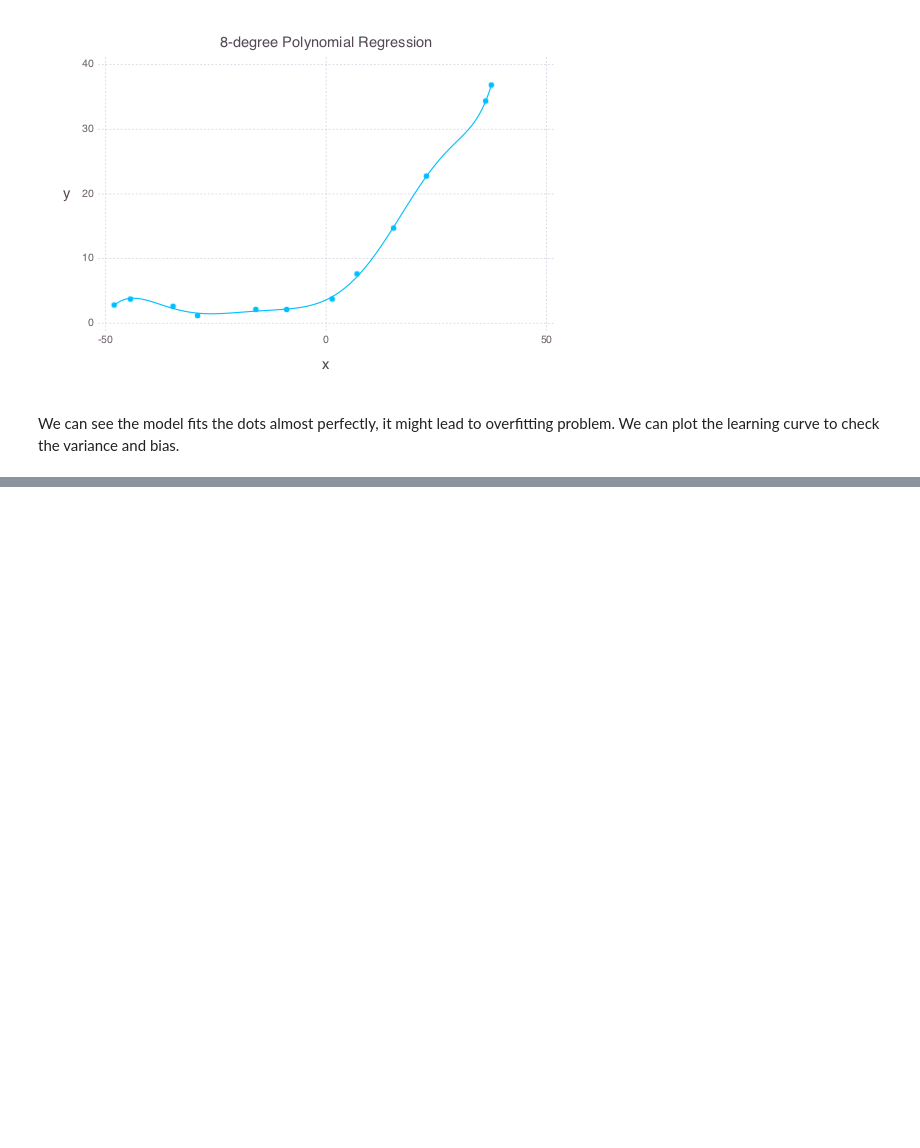
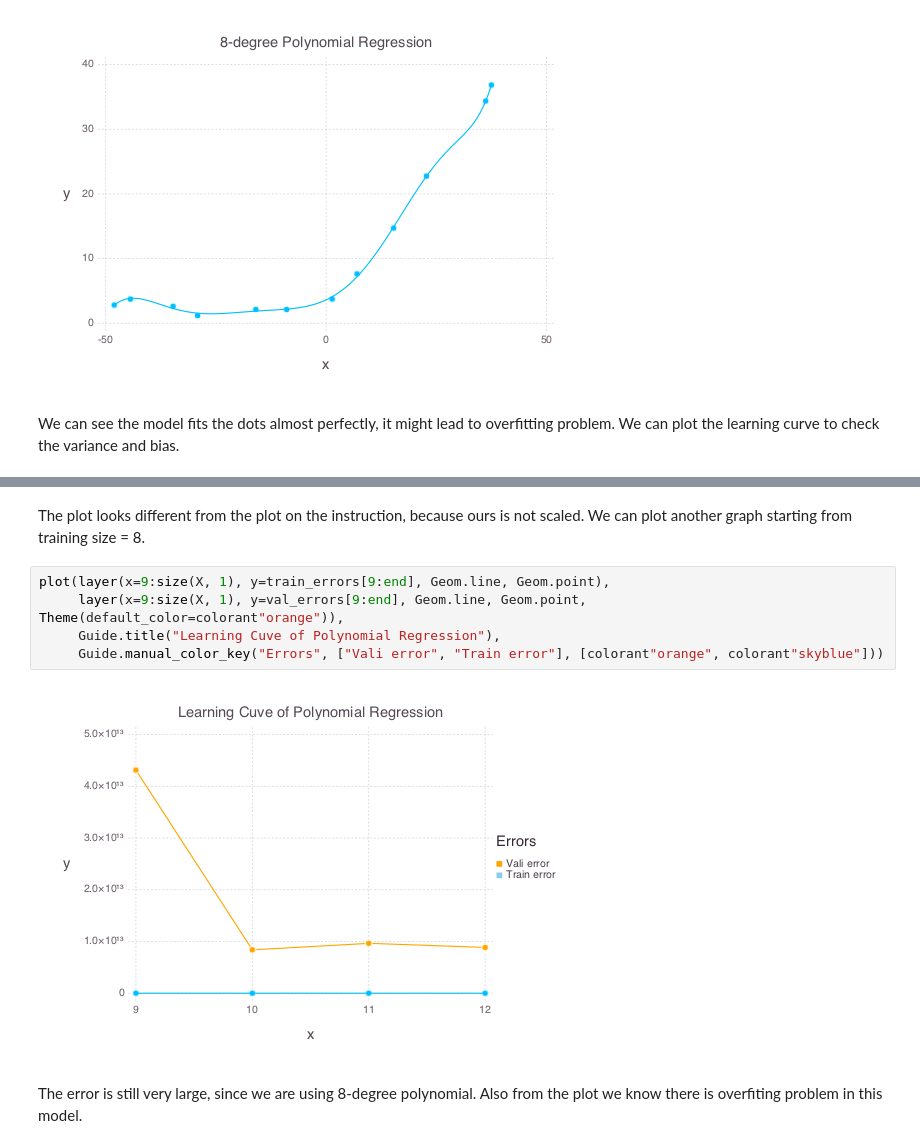
Before and after one commit to xiaohk/machine_learning_julia, a Jupyter notebook: exercise5/exercise5.ipynb, the cells around one changed output, grey strips where cells are left out. Drawn from its saved outputs; the diff is of its cells as text; blank space fills up the shorter version.

```diff
--- a/exercise5/exercise5.ipynb
+++ b/exercise5/exercise5.ipynb
@@ -309,0 +316,11 @@ plot(layer(x=1:size(X, 1), y=train_errors, Geom.line, Geom.point),
+# %% [markdown]
+The plot looks different from the plot on the instruction, because ours is not scaled. We can plot another graph starting from training size = 8.
+# %%
+plot(layer(x=9:size(X, 1), y=train_errors[9:end], Geom.line, Geom.point),
+     layer(x=9:size(X, 1), y=val_errors[9:end], Geom.line, Geom.point, Theme(default_color=colorant"orange")),
+     Guide.title("Learning Cuve of Polynomial Regression"),
+     Guide.manual_color_key("Errors", ["Vali error", "Train error"], [colorant"orange", colorant"skyblue"]))
+# %% [output]
+[figure, added]
+# %% [markdown]
+The error is still very large, since we are using 8-degree polynomial. Also from the plot we know there is overfiting problem in this model.
```
Also changed, not shown: parts of 6 cells of this notebook, 1 other file.
